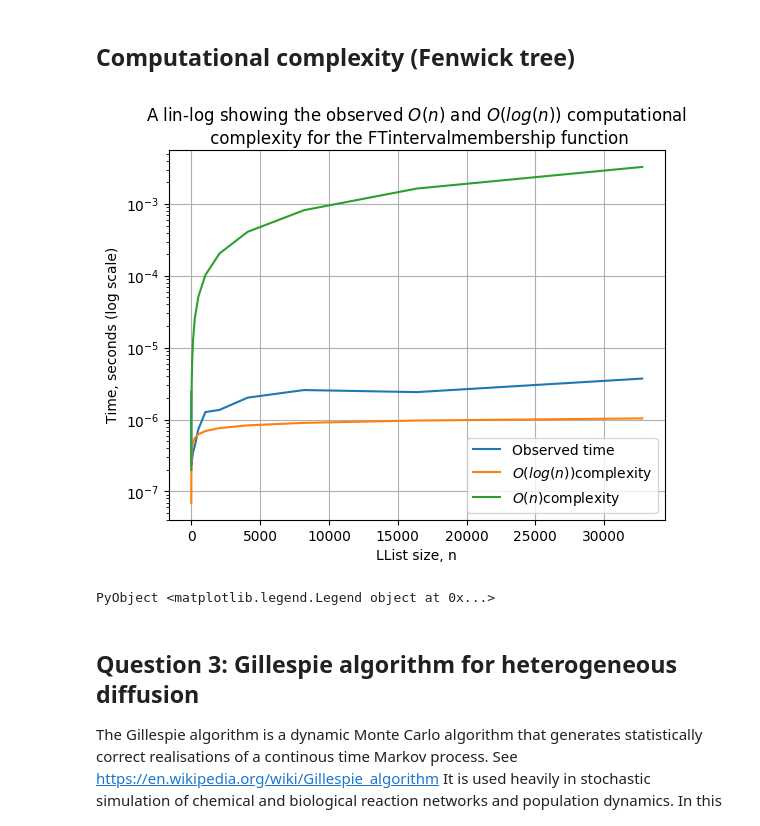
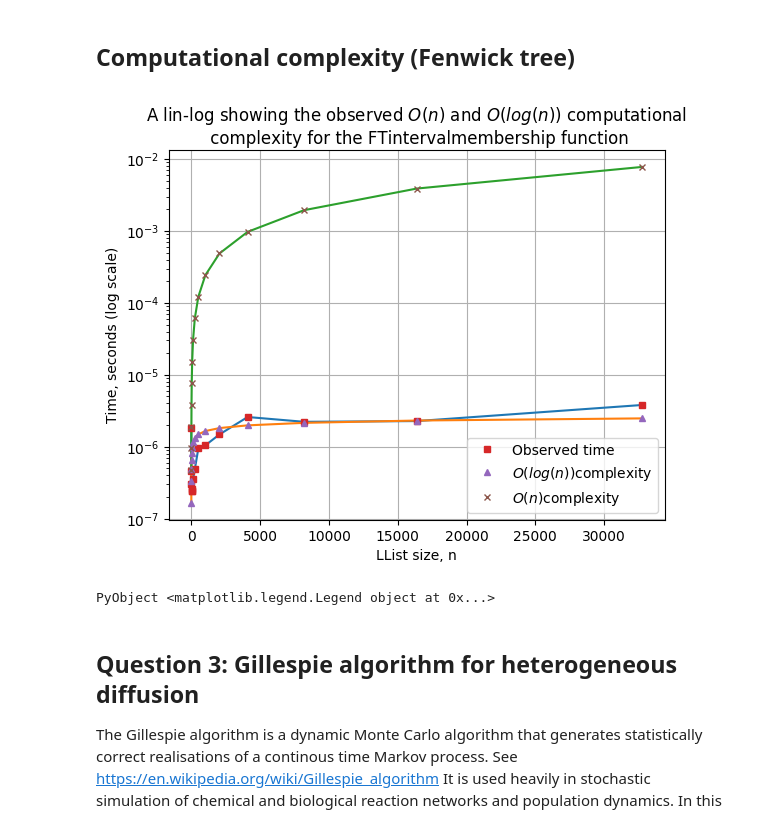
Before and after one commit to harveydevereux/MA934, a Jupyter notebook: workbook2.ipynb, the cells around one changed output. Cells and saved outputs as stored; diff of their text form; code cells hidden in the pictures.

```diff
--- a/workbook2.ipynb
+++ b/workbook2.ipynb
@@ -2,8 +2,10 @@
 # MA934  Numerical Methods - Workbook 2
 # %%
 using PyPlot
+# default markersize
+ms = 4
 using Distributions
-include("KVPair.jl")
-include("LList.jl")
-include("FTree.jl")
+include("modules/KVPair.jl")
+include("modules/LList.jl")
+include("modules/FTree.jl")
 # %% [output]
@@ -373,19 +384,23 @@ for s in N
     append!(times,t[2])
 end
 # %%
-semilogy(N,times, label="Observed time")
-semilogy(N,1.e-7.*log.(N), label=L"O(log(n))""complexity")
-semilogy(N,1.e-7.*N, label=L"O(n)""complexity")
+k = minimum(times)
+semilogy(N,times)
+semilogy(N,k.*log(N))
+semilogy(N,k.*N)
+semilogy(N,times, label="Observed time", "s", markersize=ms)
+semilogy(N,k.*log.(N), label=L"O(log(n))""complexity", "^", markersize=ms)
+semilogy(N,k.*N, label=L"O(n)""complexity", "x", markersize=ms)
 
 title("A lin-log showing the observed "L"O(n)"" and "L"O(log(n))"" computational \n complexity for the FTintervalmembership function")
 
 xlabel("LList size, n")
 ylabel("Time, seconds (log scale)")
 
 grid()
 legend()
 # %% [output]
-[figure, old version]
+[figure, new version]
 PyObject <matplotlib.legend.Legend object at 0x...>
 # %% [markdown]
 ## Question 3: Gillespie algorithm for heterogeneous diffusion
```
Also changed, not shown: parts of 8 cells of this notebook, 2 other files.
